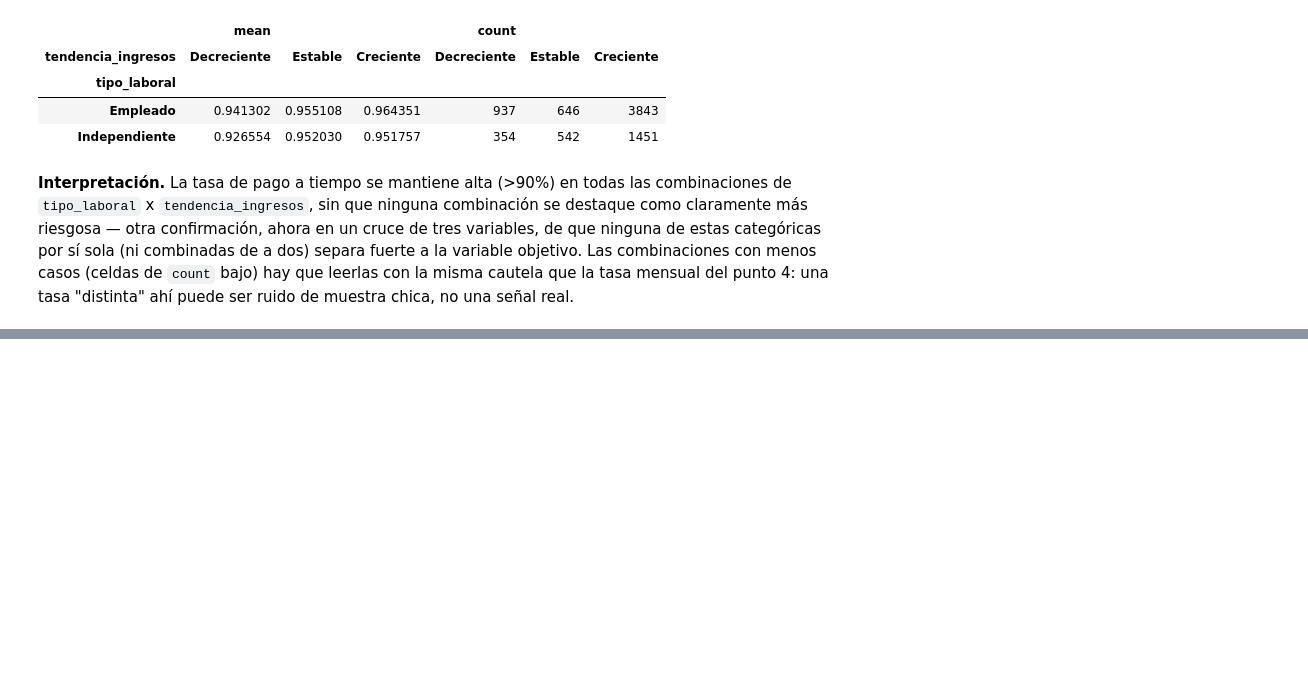
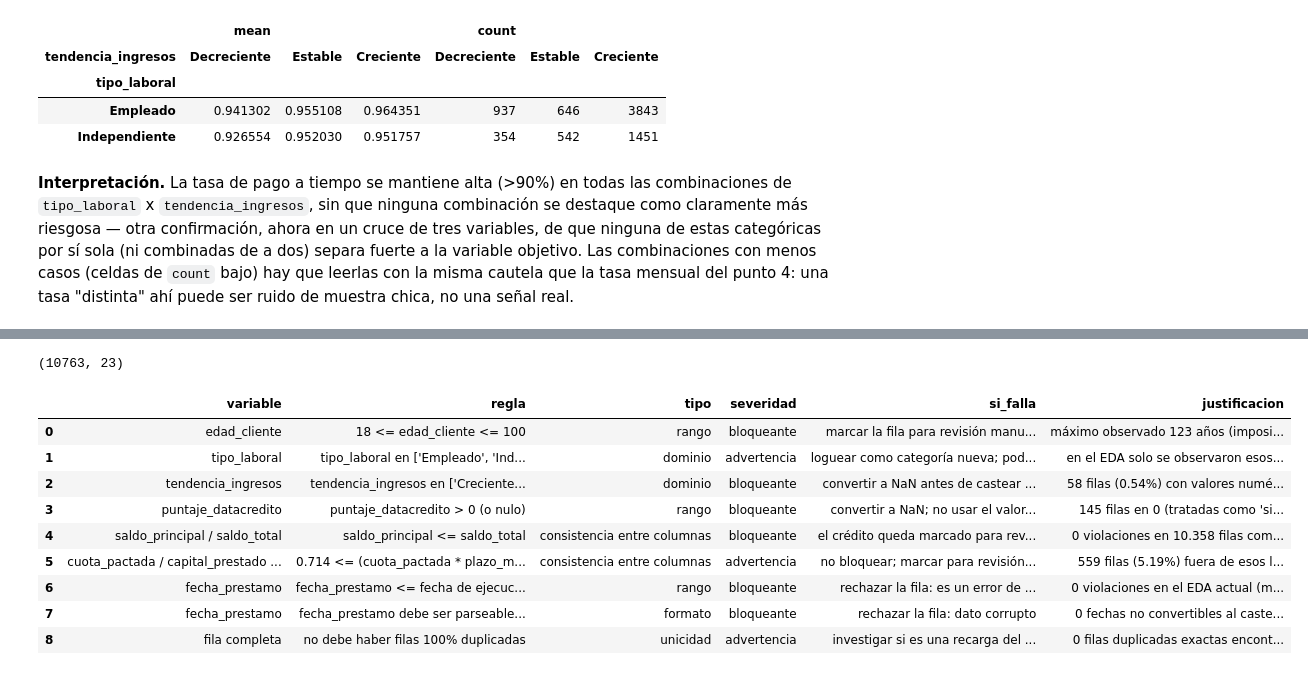
Before and after one commit to Juanmarossi/proyecto-final-riesgo-crediticio, a Jupyter notebook: notebooks/comprension_eda.ipynb, the cells around one changed output, grey strips where cells are left out. Saved outputs shown, nothing was run; the diff lists cells and outputs as text; code cells hidden in the pictures; blank space fills up the shorter version.

```diff
--- a/notebooks/comprension_eda.ipynb
+++ b/notebooks/comprension_eda.ipynb
@@ -1216,0 +1225,73 @@ pivot_tres_variables
+# %%
+RUTA_CSV_VALIDACION = RUTA_CSV  # el mismo CSV materializado por cargar_datos.ipynb
+
+df_crudo_validacion = pd.read_csv(RUTA_CSV_VALIDACION, dtype=str, encoding="utf-8")
+for columna in ["edad_cliente", "puntaje_datacredito", "saldo_principal", "saldo_total",
+                "capital_prestado", "cuota_pactada", "plazo_meses"]:
+    df_crudo_validacion[columna] = pd.to_numeric(df_crudo_validacion[columna], errors="coerce")
+df_crudo_validacion["fecha_prestamo"] = pd.to_datetime(df_crudo_validacion["fecha_prestamo"], errors="coerce")
+
+df_crudo_validacion.shape
+# %% [output]
+(10763, 23)
+# %%
+EDAD_MIN, EDAD_MAX = 18, 100
+DOMINIO_TIPO_LABORAL = {"Empleado", "Independiente"}
+DOMINIO_TENDENCIA = {"Creciente", "Estable", "Decreciente"}
+RATIO_MIN, RATIO_MAX = 0.714, 1.078  # límites IQR de (cuota*plazo)/capital, calculados en el multivariable
+
+REGLAS_VALIDACION = [
+    {"id": "edad_rango", "variable": "edad_cliente",
+     "regla": f"{EDAD_MIN} <= edad_cliente <= {EDAD_MAX}", "tipo": "rango", "severidad": "bloqueante",
+     "justificacion": "máximo observado 123 años (imposible); 150 filas (1.39%) fuera de ese rango",
+     "si_falla": "marcar la fila para revisión manual, no imputar una edad automáticamente"},
+    {"id": "tipo_laboral_dominio", "variable": "tipo_laboral",
+     "regla": f"tipo_laboral en {sorted(DOMINIO_TIPO_LABORAL)}", "tipo": "dominio", "severidad": "advertencia",
+     "justificacion": "en el EDA solo se observaron esos 2 valores, sin nulos (nunique=2)",
+     "si_falla": "loguear como categoría nueva; podría ser una categoría de negocio legítima, no descartar sin revisar"},
+    {"id": "tendencia_dominio", "variable": "tendencia_ingresos",
+     "regla": f"tendencia_ingresos en {sorted(DOMINIO_TENDENCIA)} (o nulo)", "tipo": "dominio", "severidad": "bloqueante",
+     "justificacion": "58 filas (0.54%) con valores numéricos fuera de dominio encontradas en la unificación de nulos",
+     "si_falla": "convertir a NaN antes de castear a category (ya se hizo en este notebook)"},
+    {"id": "puntaje_dc_rango", "variable": "puntaje_datacredito",
+     "regla": "puntaje_datacredito > 0 (o nulo)", "tipo": "rango", "severidad": "bloqueante",
+     "justificacion": "145 filas en 0 (tratadas como 'sin dato') + 1 fila negativa (-7, imposible)",
+     "si_falla": "convertir a NaN; no usar el valor crudo como score real"},
+    {"id": "saldo_consistencia", "variable": "saldo_principal / saldo_total",
+     "regla": "saldo_principal <= saldo_total", "tipo": "consistencia entre columnas", "severidad": "bloqueante",
+     "justificacion": "0 violaciones en 10.358 filas comparables en el EDA actual",
+     "si_falla": "el crédito queda marcado para revisión, no se usa en el modelo sin corregir"},
+    {"id": "ratio_cuota_capital_plazo", "variable": "cuota_pactada / capital_prestado / plazo_meses",
+     "regla": f"{RATIO_MIN} <= (cuota_pactada * plazo_meses) / capital_prestado <= {RATIO_MAX}",
+     "tipo": "consistencia entre columnas", "severidad": "advertencia",
+     "justificacion": "559 filas (5.19%) fuera de esos límites IQR calculados sobre la razón, en el análisis multivariable",
+     "si_falla": "no bloquear; marcar para revisión de la ingeniería de atributos (la relación no es una fórmula única en este dataset)"},
+    {"id": "fecha_no_futura", "variable": "fecha_prestamo",
+     "regla": "fecha_prestamo <= fecha de ejecución del pipeline", "tipo": "rango", "severidad": "bloqueante",
+     "justificacion": "0 violaciones en el EDA actual (máximo observado 2026-04-26), pero debe sostenerse siempre",
+     "si_falla": "rechazar la fila: es un error de captura o de sistema"},
+    {"id": "fecha_formato", "variable": "fecha_prestamo",
+     "regla": "fecha_prestamo debe ser parseable como datetime", "tipo": "formato", "severidad": "bloqueante",
+     "justificacion": "0 fechas no convertibles al castear con pd.to_datetime en este notebook",
+     "si_falla": "rechazar la fila: dato corrupto"},
+    {"id": "fila_unica", "variable": "fila completa",
+     "regla": "no debe haber filas 100% duplicadas", "tipo": "unicidad", "severidad": "advertencia",
+     "justificacion": "0 filas duplicadas exactas encontradas en la descripción general (el dataset no tiene columna ID propia)",
+     "si_falla": "investigar si es una recarga del mismo crédito antes de eliminar"},
+]
+
+tabla_reglas = pd.DataFrame(REGLAS_VALIDACION)[
+    ["variable", "regla", "tipo", "severidad", "si_falla", "justificacion"]
+]
+tabla_reglas
+# %% [output]
+|  | variable | regla | tipo | severidad | si_falla | justificacion |
+| 0 | edad_cliente | 18 <= edad_cliente <= 100 | rango | bloqueante | marcar la fila para revisión manu... | máximo observado 123 años (imposi... |
+| 1 | tipo_laboral | tipo_laboral en ['Empleado', 'Ind... | dominio | advertencia | loguear como categoría nueva; pod... | en el EDA solo se observaron esos... |
+| 2 | tendencia_ingresos | tendencia_ingresos en ['Creciente... | dominio | bloqueante | convertir a NaN antes de castear ... | 58 filas (0.54%) con valores numé... |
+| 3 | puntaje_datacredito | puntaje_datacredito > 0 (o nulo) | rango | bloqueante | convertir a NaN; no usar el valor... | 145 filas en 0 (tratadas como 'si... |
+| 4 | saldo_principal / saldo_total | saldo_principal <= saldo_total | consistencia entre columnas | bloqueante | el crédito queda marcado para rev... | 0 violaciones en 10.358 filas com... |
+| 5 | cuota_pactada / capital_prestado ... | 0.714 <= (cuota_pactada * plazo_m... | consistencia entre columnas | advertencia | no bloquear; marcar para revisión... | 559 filas (5.19%) fuera de esos l... |
+| 6 | fecha_prestamo | fecha_prestamo <= fecha de ejecuc... | rango | bloqueante | rechazar la fila: es un error de ... | 0 violaciones en el EDA actual (m... |
+| 7 | fecha_prestamo | fecha_prestamo debe ser parseable... | formato | bloqueante | rechazar la fila: dato corrupto | 0 fechas no convertibles al caste... |
+| 8 | fila completa | no debe haber filas 100% duplicadas | unicidad | advertencia | investigar si es una recarga del ... | 0 filas duplicadas exactas encont... |
```
Also changed, not shown: parts of 14 cells of this notebook.
